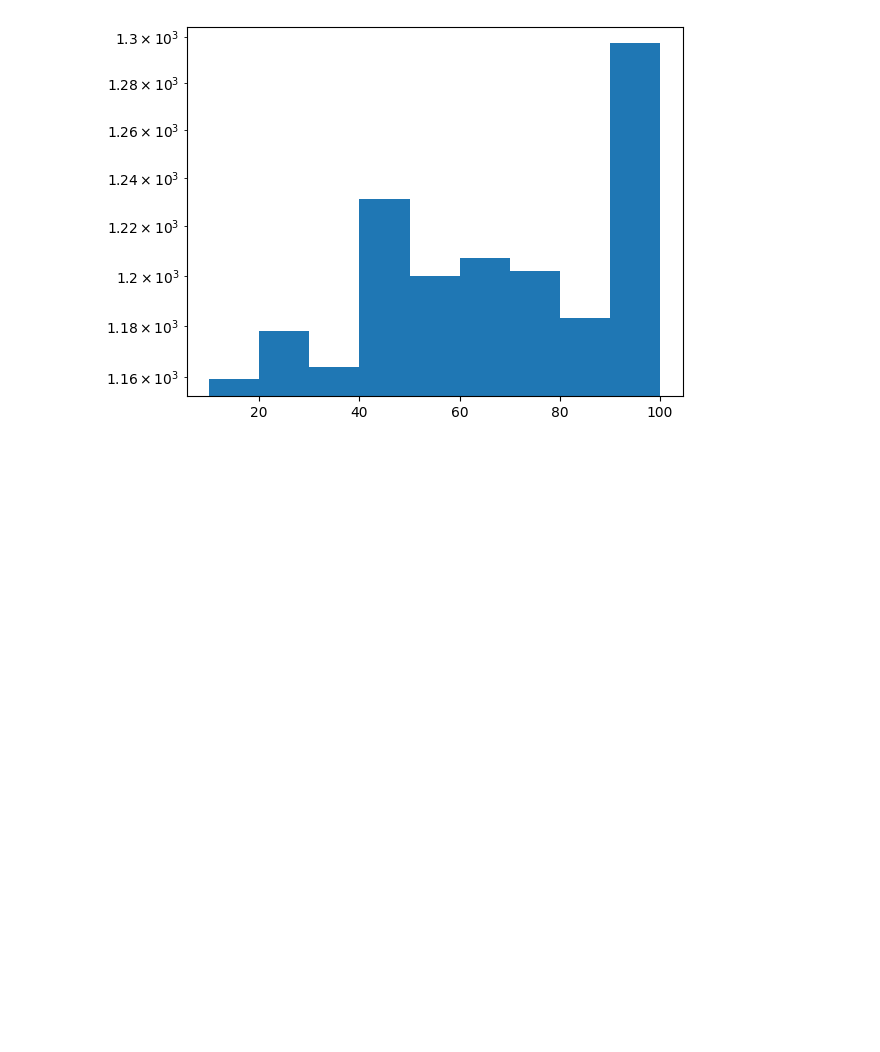
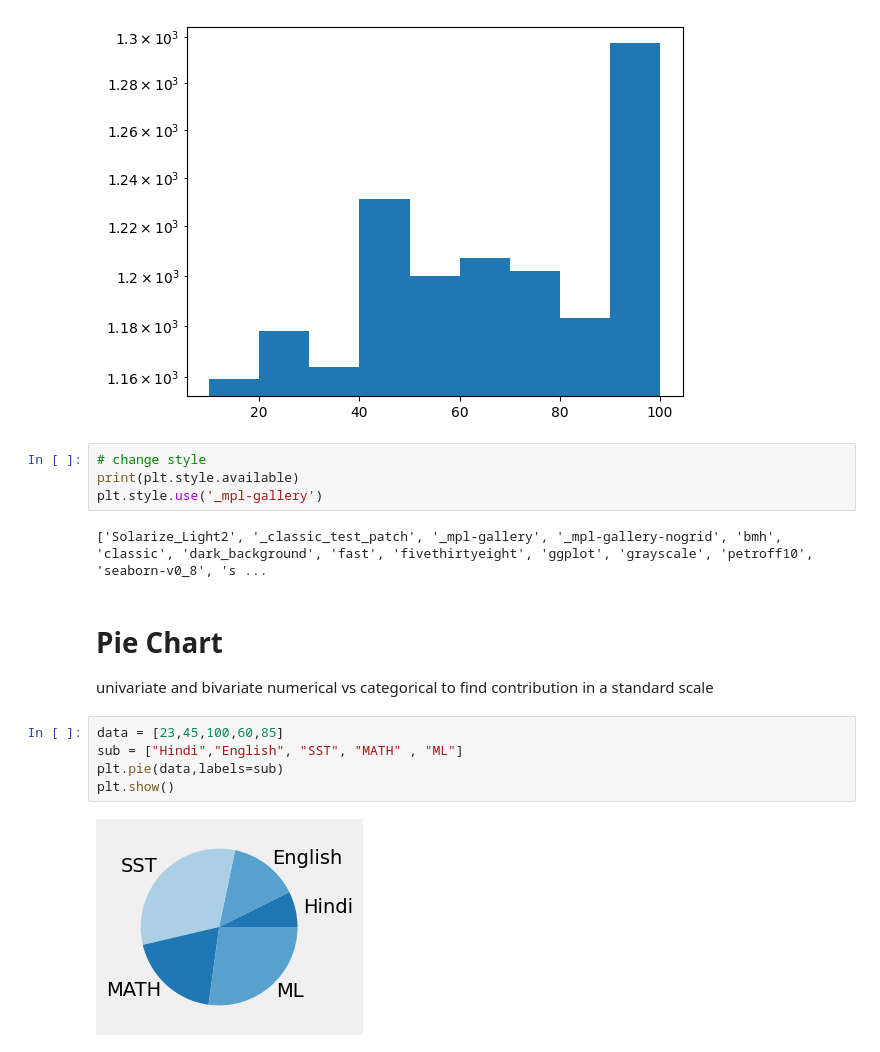
Before and after one commit to santoshbohra123/matplotlib, a Jupyter notebook: Phase-2.ipynb, the cells around one changed output. Saved outputs shown, nothing was run; the diff lists cells and outputs as text; blank space fills up the shorter version.

Commit message:
learned pie chart completly

```diff
--- a/Phase-2.ipynb
+++ b/Phase-2.ipynb
@@ -81,3 +81,22 @@ plt.hist(loded_data,bins=[10,20,30,40,50,60,70,80,90,100],log=True)
 plt.show()
 # %% [output]
 [figure]
+# %%
+# change style
+print(plt.style.available)
+plt.style.use('_mpl-gallery')
+# %% [output]
+['Solarize_Light2', '_classic_test_patch', '_mpl-gallery', '_mpl-gallery-nogrid', 'bmh', 'classic', 'dark_background', 'fast', 'fivethirtyeight', 'ggplot', 'grayscale', 'petroff10', 'seaborn-v0_8', 's ...
+# %% [markdown]
+# Pie Chart
+
+univariate and bivariate
+numerical vs categorical
+to find contribution in a standard scale
+# %%
+data = [23,45,100,60,85]
+sub = ["Hindi","English", "SST", "MATH" , "ML"]
+plt.pie(data,labels=sub)
+plt.show()
+# %% [output]
+[figure, added]
```
Also changed, not shown: parts of 1 cell of this notebook.
